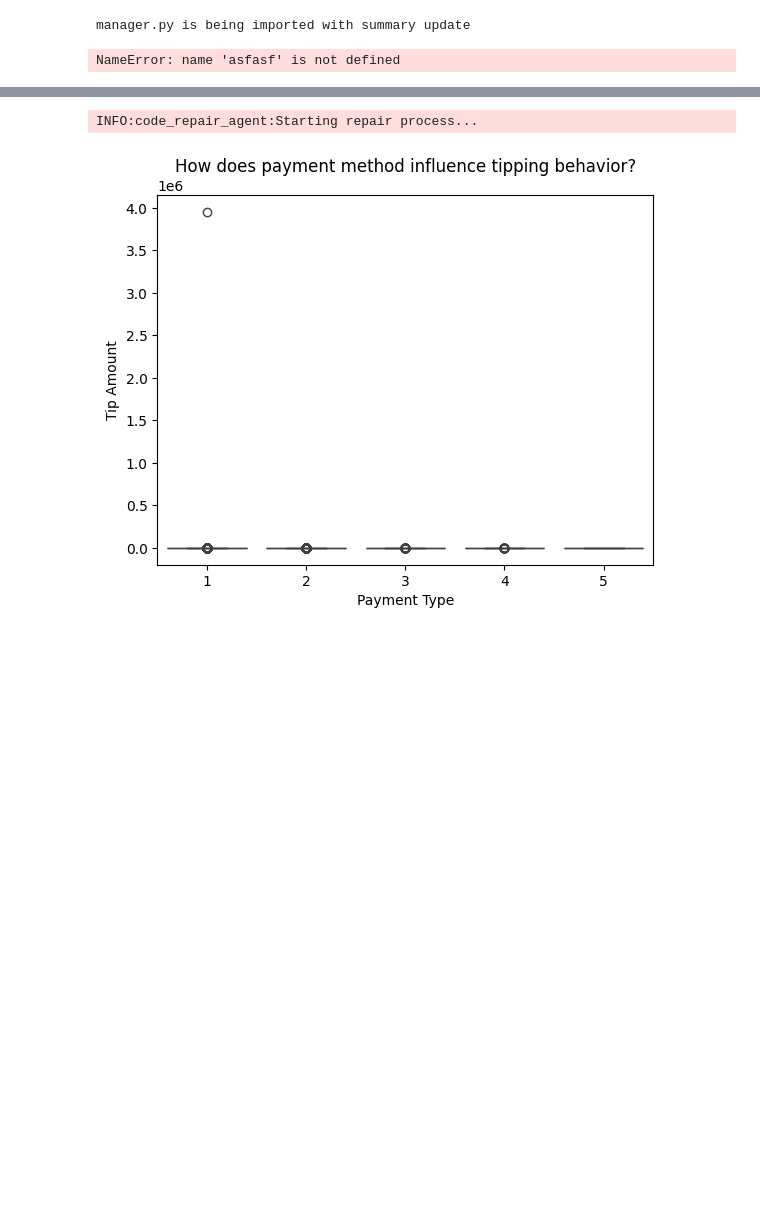
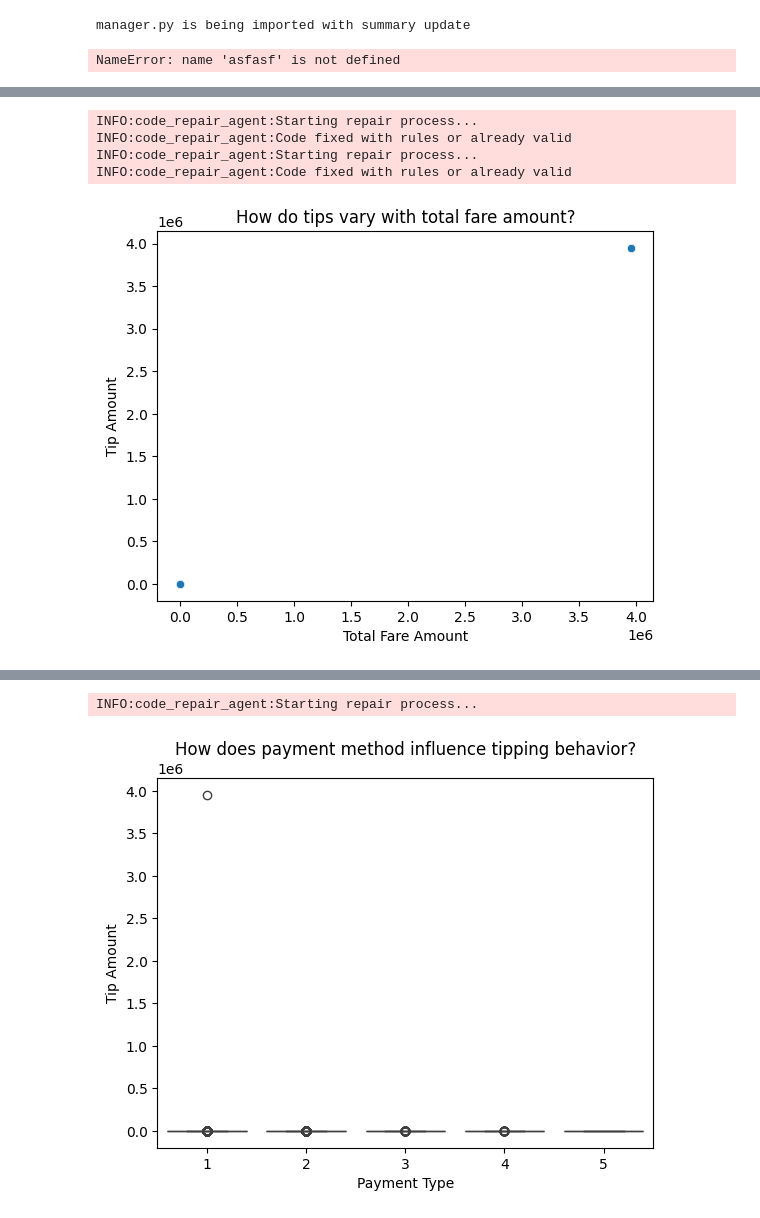
Before and after one commit to Raijin-ZD/lida, a Jupyter notebook: LidaTestingAfterDask_Datashader (1).ipynb, the cells around one changed output, grey strips where cells are left out. Saved outputs shown, nothing was run; the diff lists cells and outputs as text; code cells hidden in the pictures; blank space fills up the shorter version.

```diff
--- a/LidaTestingAfterDask_Datashader (1).ipynb
+++ b/LidaTestingAfterDask_Datashader (1).ipynb
@@ -296,3 +414,19 @@ charts[0]
+# %%
+charts = manager.visualize(
+    data=df1,
+    summary=summary,
+    goal=goals[2],  # or any other goal from the list
+    textgen_config=textgen_config,
+    library='seaborn',
+    return_error=True
+)
+charts[0]
+# %% [output]
+INFO:code_repair_agent:Starting repair process...
+INFO:code_repair_agent:Code fixed with rules or already valid
+INFO:code_repair_agent:Starting repair process...
+INFO:code_repair_agent:Code fixed with rules or already valid
+[figure, added]
 # %%
 charts = manager.visualize(
     data=df1,
```
Also changed, not shown: parts of 10 cells of this notebook, 1 other file.
